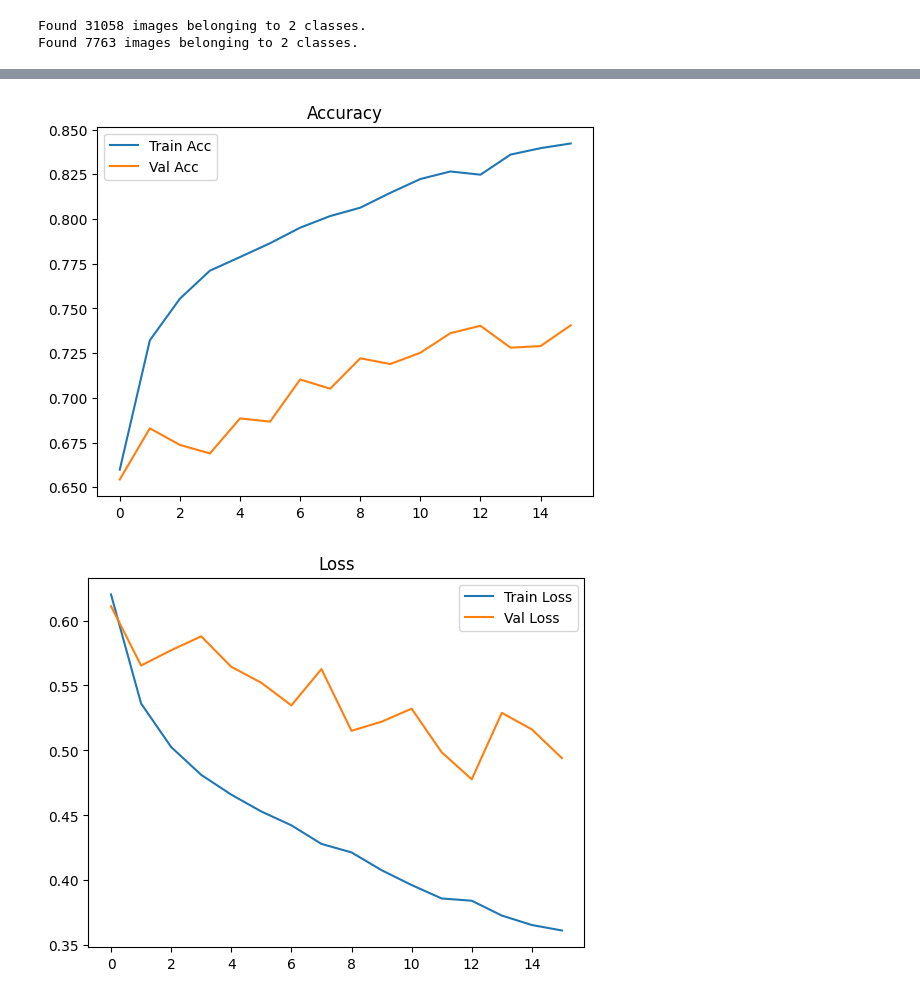
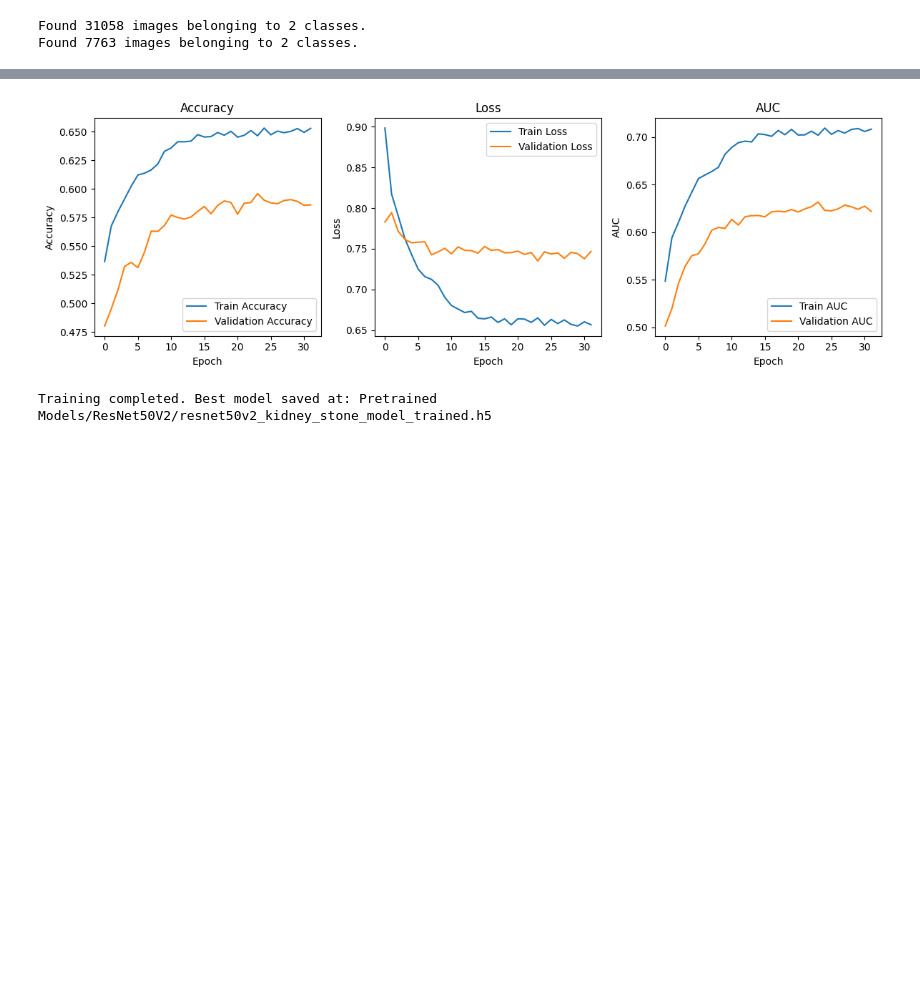
Before and after one commit to manokrishnan123/Kidney_Disease_Detection, a Jupyter notebook: Pretrained Models/ResNet50V2/model_train_ResNet50V2.ipynb, the cells around one changed output, grey strips where cells are left out. Cells and saved outputs as stored; diff of their text form; code cells hidden in the pictures; blank space fills up the shorter version.

```diff
--- a/Pretrained Models/ResNet50V2/model_train_ResNet50V2.ipynb
+++ b/Pretrained Models/ResNet50V2/model_train_ResNet50V2.ipynb
@@ -97,0 +191,7 @@ Epoch 16/30
+# %%
+# Recompile the model with a lower learning rate for fine-tuning
+model.compile(
+    optimizer=tf.keras.optimizers.Adam(learning_rate=1e-5),  # Lower learning rate for fine-tuning
+    loss='binary_crossentropy',
+    metrics=['accuracy', tf.keras.metrics.AUC(), tf.keras.metrics.Precision(), tf.keras.metrics.Recall()]
+)
@@ -97,0 +226,12 @@ Epoch 16/30
+# %%
+# Train the model
+history = model.fit(
+    train_generator,
+    validation_data=val_generator,
+    epochs=EPOCHS,
+    callbacks=[checkpoint_cb, earlystop_cb, reduce_lr_cb],
+    class_weight=class_weight,  # Use calculated class weights
+    workers=2,  # Reduced parallel data loading to avoid issues
+    use_multiprocessing=False,  # Disable multiprocessing to avoid issues
+    verbose=1
+)
@@ -98,17 +256,50 @@ Epoch 16/30
 # %%
-# Accuracy
-plt.plot(history.history['accuracy'], label='Train Acc')
-plt.plot(history.history['val_accuracy'], label='Val Acc')
+# Plot training history
+plt.figure(figsize=(12, 4))
+
+# Plot accuracy
+plt.subplot(1, 3, 1)
+plt.plot(history.history['accuracy'], label='Train Accuracy')
+plt.plot(history.history['val_accuracy'], label='Validation Accuracy')
+plt.title('Accuracy')
+plt.xlabel('Epoch')
+plt.ylabel('Accuracy')
 plt.legend()
-plt.title('Accuracy')
+
+# Plot loss
+plt.subplot(1, 3, 2)
+plt.plot(history.history['loss'], label='Train Loss')
+plt.plot(history.history['val_loss'], label='Validation Loss')
+plt.title('Loss')
+plt.xlabel('Epoch')
+plt.ylabel('Loss')
+plt.legend()
+
+# Plot AUC
+plt.subplot(1, 3, 3)
+plt.plot(history.history['auc'], label='Train AUC')
+plt.plot(history.history['val_auc'], label='Validation AUC')
+plt.title('AUC')
+plt.xlabel('Epoch')
+plt.ylabel('AUC')
+plt.legend()
+
+plt.tight_layout()
 plt.show()
-
-# Loss
-plt.plot(history.history['loss'], label='Train Loss')
-plt.plot(history.history['val_loss'], label='Val Loss')
-plt.legend()
-plt.title('Loss')
-plt.show()
 # %% [output]
-[figure, old version]
+[figure, new version]
-[figure, removed]
+# %%
+# Create directory for plots
+PLOTS_DIR = "Pretrained Models/ResNet50V2/training_plots"
+os.makedirs(PLOTS_DIR, exist_ok=True)
+
+# Save the training history for later analysis
+import json
+with open(f"{PLOTS_DIR}/training_history.json", 'w') as f:
+    # Convert numpy values to Python native types for JSON serialization
+    history_dict = {k: [float(val) for val in v] for k, v in history.history.items()}
+    json.dump(history_dict, f)
+
+print(f"Training completed. Best model saved at: {SAVE_BEST_MODEL_PATH}")
+# %% [output]
+Training completed. Best model saved at: Pretrained Models/ResNet50V2/resnet50v2_kidney_stone_model_trained.h5
```
Also changed, not shown: parts of 11 cells of this notebook, 34 other files.
